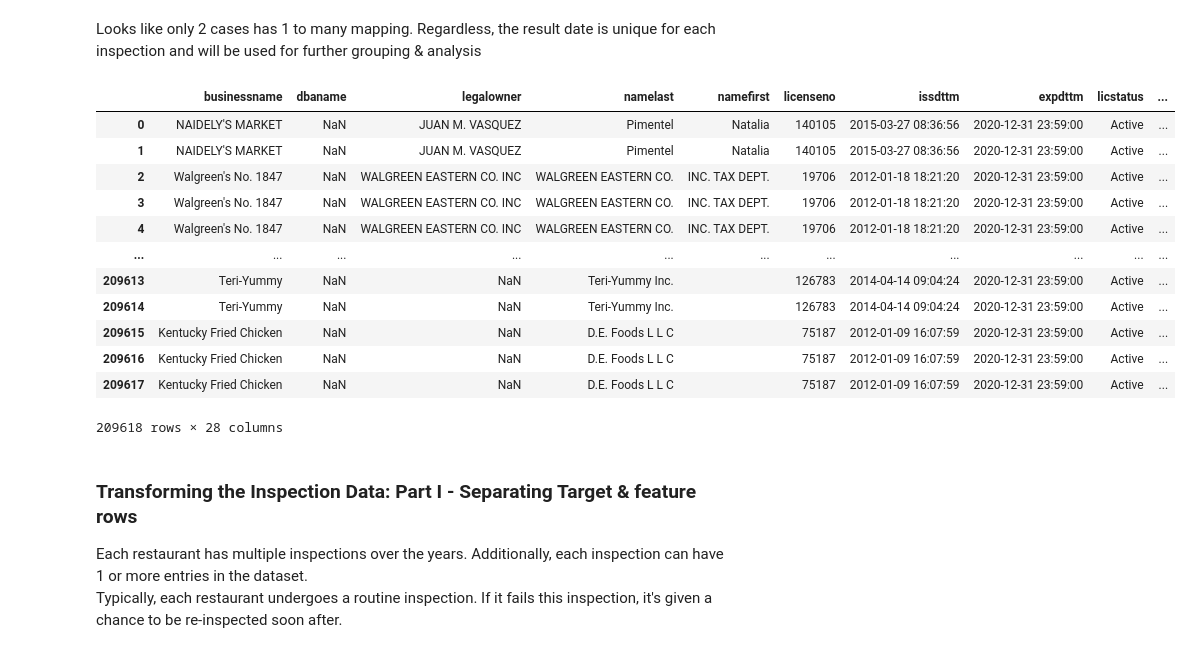
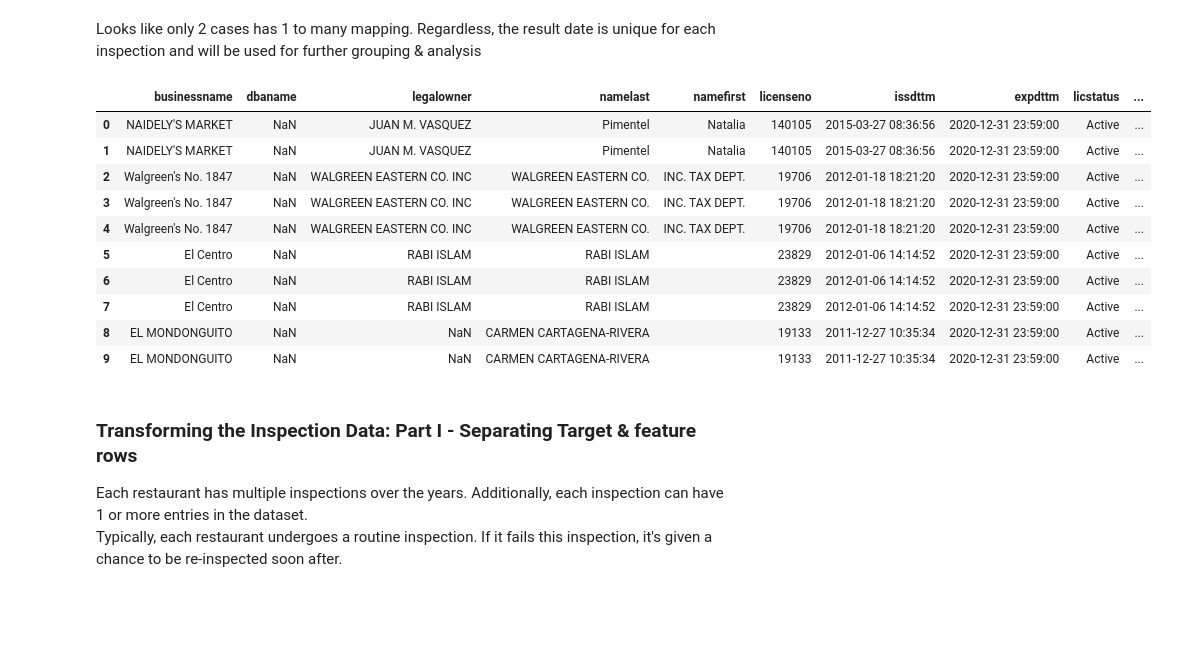
Before and after one commit to navish92/Restaurant_Inspections, a Jupyter notebook: Reshaping_Inspection_Data.ipynb, the cells around one changed output. Drawn from its saved outputs; the diff is of its cells as text; code cells hidden in the pictures; blank space fills up the shorter version.

```diff
--- a/Reshaping_Inspection_Data.ipynb
+++ b/Reshaping_Inspection_Data.ipynb
@@ -56,21 +56,19 @@ Name: violdttm, Length: 39184, dtype: int64
 # %% [markdown]
 Looks like only 2 cases has 1 to many mapping. Regardless, the result date is unique for each inspection and will be used for further grouping & analysis
 # %%
-df_insp_hist_2016
+df_insp_hist_2016.head(10)
 # %% [output]
 |  | businessname | dbaname | legalowner | namelast | namefirst | licenseno | issdttm | expdttm | licstatus | ... |
 | 0 | NAIDELY'S MARKET | NaN | JUAN M. VASQUEZ | Pimentel | Natalia | 140105 | 2015-03-27 08:36:56 | 2020-12-31 23:59:00 | Active | ... |
 | 1 | NAIDELY'S MARKET | NaN | JUAN M. VASQUEZ | Pimentel | Natalia | 140105 | 2015-03-27 08:36:56 | 2020-12-31 23:59:00 | Active | ... |
 | 2 | Walgreen's No. 1847 | NaN | WALGREEN EASTERN CO. INC | WALGREEN EASTERN CO. | INC. TAX DEPT. | 19706 | 2012-01-18 18:21:20 | 2020-12-31 23:59:00 | Active | ... |
 | 3 | Walgreen's No. 1847 | NaN | WALGREEN EASTERN CO. INC | WALGREEN EASTERN CO. | INC. TAX DEPT. | 19706 | 2012-01-18 18:21:20 | 2020-12-31 23:59:00 | Active | ... |
 | 4 | Walgreen's No. 1847 | NaN | WALGREEN EASTERN CO. INC | WALGREEN EASTERN CO. | INC. TAX DEPT. | 19706 | 2012-01-18 18:21:20 | 2020-12-31 23:59:00 | Active | ... |
-| ... | ... | ... | ... | ... | ... | ... | ... | ... | ... | ... |
-| 209613 | Teri-Yummy | NaN | NaN | Teri-Yummy Inc. |  | 126783 | 2014-04-14 09:04:24 | 2020-12-31 23:59:00 | Active | ... |
-| 209614 | Teri-Yummy | NaN | NaN | Teri-Yummy Inc. |  | 126783 | 2014-04-14 09:04:24 | 2020-12-31 23:59:00 | Active | ... |
-| 209615 | Kentucky Fried Chicken | NaN | NaN | D.E. Foods L L C |  | 75187 | 2012-01-09 16:07:59 | 2020-12-31 23:59:00 | Active | ... |
-| 209616 | Kentucky Fried Chicken | NaN | NaN | D.E. Foods L L C |  | 75187 | 2012-01-09 16:07:59 | 2020-12-31 23:59:00 | Active | ... |
-| 209617 | Kentucky Fried Chicken | NaN | NaN | D.E. Foods L L C |  | 75187 | 2012-01-09 16:07:59 | 2020-12-31 23:59:00 | Active | ... |
+| 5 | El Centro | NaN | RABI ISLAM | RABI ISLAM |  | 23829 | 2012-01-06 14:14:52 | 2020-12-31 23:59:00 | Active | ... |
+| 6 | El Centro | NaN | RABI ISLAM | RABI ISLAM |  | 23829 | 2012-01-06 14:14:52 | 2020-12-31 23:59:00 | Active | ... |
+| 7 | El Centro | NaN | RABI ISLAM | RABI ISLAM |  | 23829 | 2012-01-06 14:14:52 | 2020-12-31 23:59:00 | Active | ... |
+| 8 | EL MONDONGUITO | NaN | NaN | CARMEN CARTAGENA-RIVERA |  | 19133 | 2011-12-27 10:35:34 | 2020-12-31 23:59:00 | Active | ... |
+| 9 | EL MONDONGUITO | NaN | NaN | CARMEN CARTAGENA-RIVERA |  | 19133 | 2011-12-27 10:35:34 | 2020-12-31 23:59:00 | Active | ... |
-209618 rows × 28 columns
 # %% [markdown]
 ### Transforming the Inspection Data: Part I - Separating Target & feature rows
 
```
Also changed, not shown: parts of 19 cells of this notebook.
